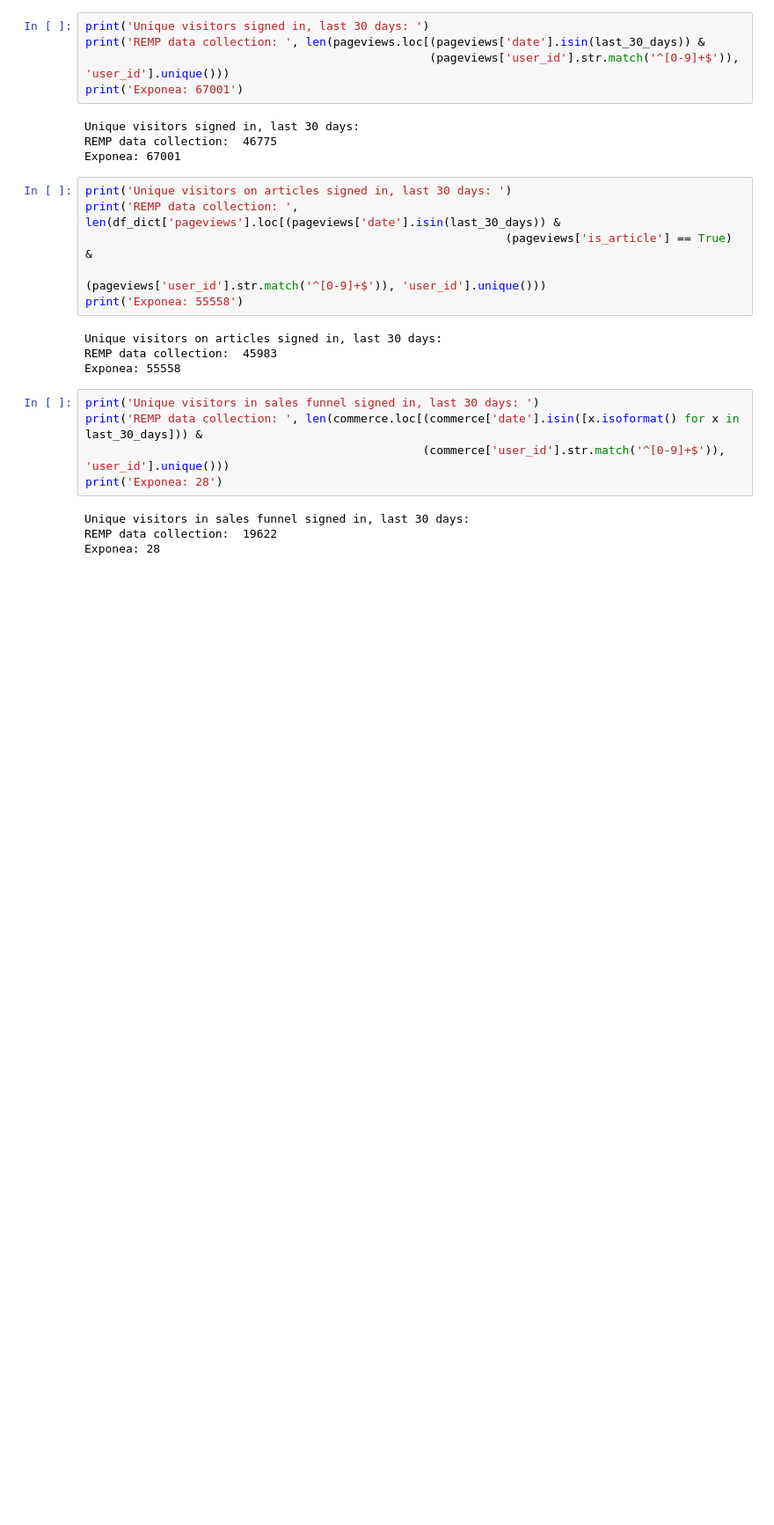
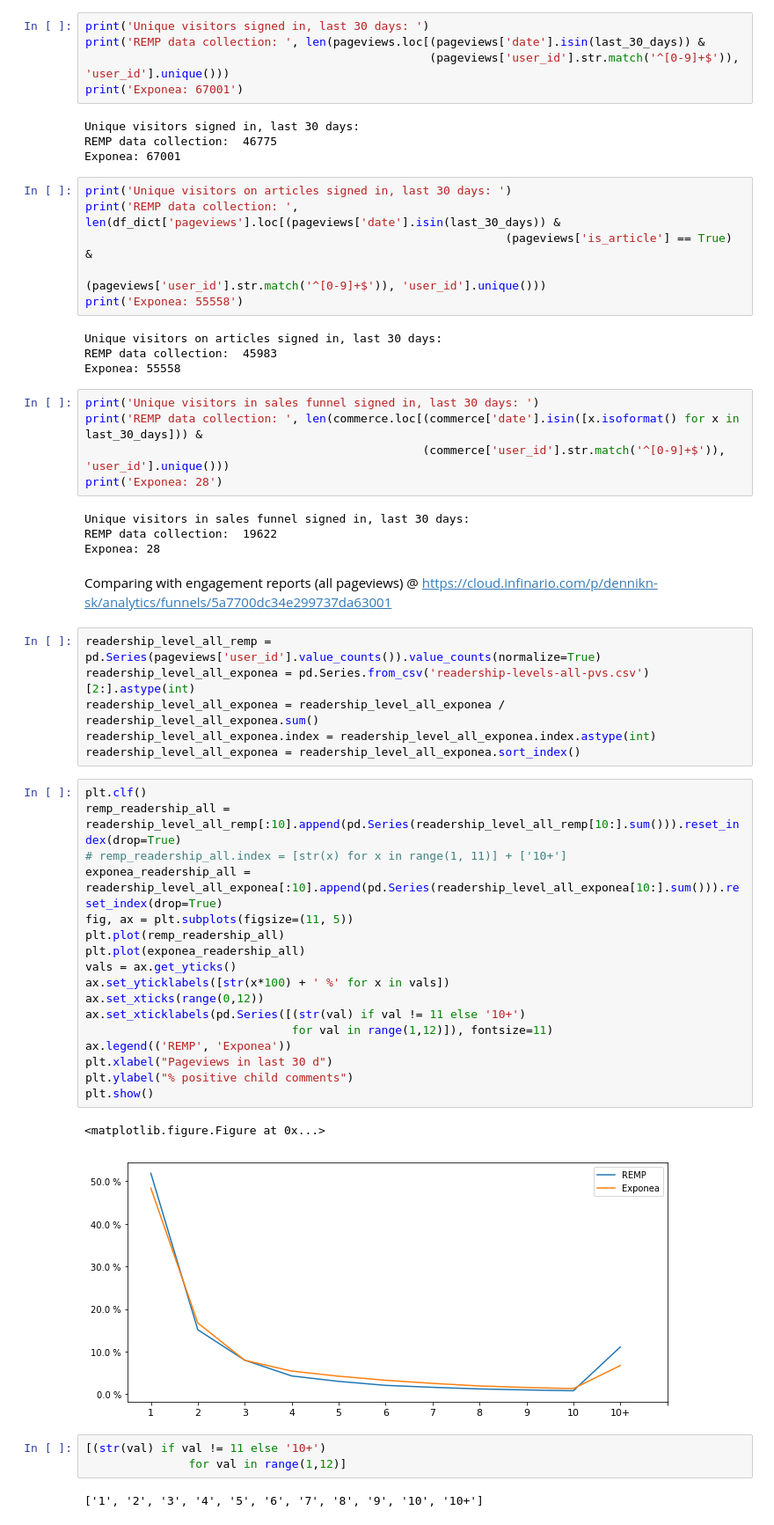
Before and after one commit to DOBss/remp, a Jupyter notebook: Pythia/Experiments/Data Exploration/rg-data-exploration-intro.ipynb, the cells around one changed output. Shown: that part at 88% size. Saved outputs shown, nothing was run; the diff lists cells and outputs as text; blank space fills up the shorter version.

Commit message:
173-compare-engagement-all-pageviews

```diff
--- a/Pythia/Experiments/Data Exploration/rg-data-exploration-intro.ipynb
+++ b/Pythia/Experiments/Data Exploration/rg-data-exploration-intro.ipynb
@@ -166,3 +168,36 @@ print('Exponea: 28')
 Unique visitors in sales funnel signed in, last 30 days:
 REMP data collection:  19622
 Exponea: 28
+# %% [markdown]
+Comparing with engagement reports (all pageviews) @ https://cloud.infinario.com/p/dennikn-sk/analytics/funnels/5a7700dc34e299737da63001
+# %%
+readership_level_all_remp = pd.Series(pageviews['user_id'].value_counts()).value_counts(normalize=True)
+readership_level_all_exponea = pd.Series.from_csv('readership-levels-all-pvs.csv')[2:].astype(int)
+readership_level_all_exponea = readership_level_all_exponea / readership_level_all_exponea.sum()
+readership_level_all_exponea.index = readership_level_all_exponea.index.astype(int)
+readership_level_all_exponea = readership_level_all_exponea.sort_index()
+# %%
+plt.clf()
+remp_readership_all = readership_level_all_remp[:10].append(pd.Series(readership_level_all_remp[10:].sum())).reset_index(drop=True)
+# remp_readership_all.index = [str(x) for x in range(1, 11)] + ['10+']
+exponea_readership_all = readership_level_all_exponea[:10].append(pd.Series(readership_level_all_exponea[10:].sum())).reset_index(drop=True)
+fig, ax = plt.subplots(figsize=(11, 5))
+plt.plot(remp_readership_all)
+plt.plot(exponea_readership_all)
+vals = ax.get_yticks()
+ax.set_yticklabels([str(x*100) + ' %' for x in vals])
+ax.set_xticks(range(0,12))
+ax.set_xticklabels(pd.Series([(str(val) if val != 11 else '10+')
+                              for val in range(1,12)]), fontsize=11)
+ax.legend(('REMP', 'Exponea'))
+plt.xlabel("Pageviews in last 30 d")
+plt.ylabel("% positive child comments")
+plt.show()
+# %% [output]
+<matplotlib.figure.Figure at 0x...>
+[figure, added]
+# %%
+[(str(val) if val != 11 else '10+')
+               for val in range(1,12)]
+# %% [output]
+['1', '2', '3', '4', '5', '6', '7', '8', '9', '10', '10+']
```
Also changed, not shown: parts of 1 cell of this notebook.
